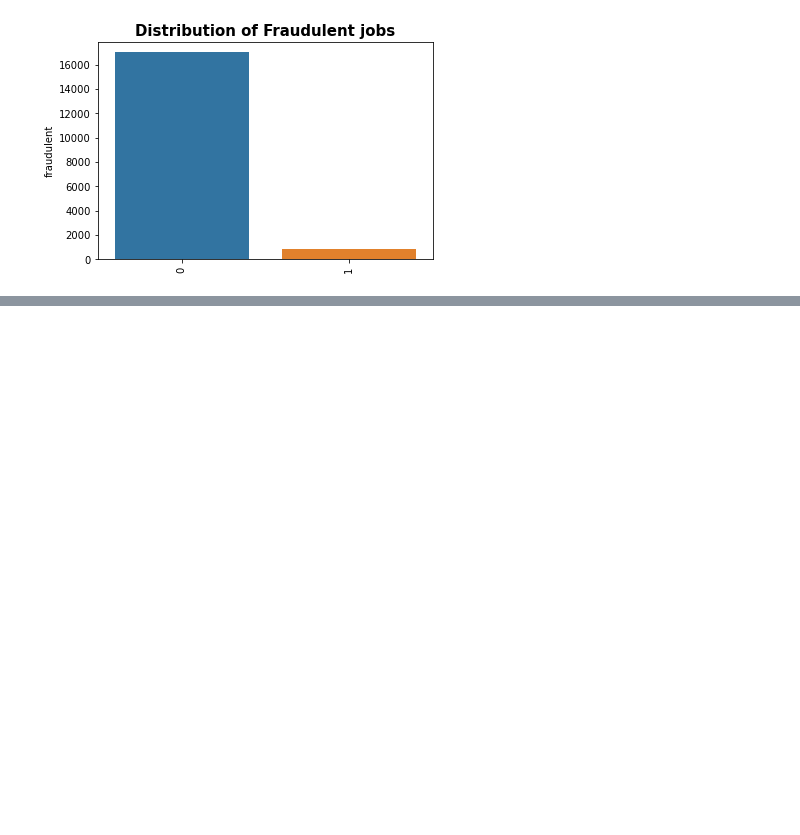
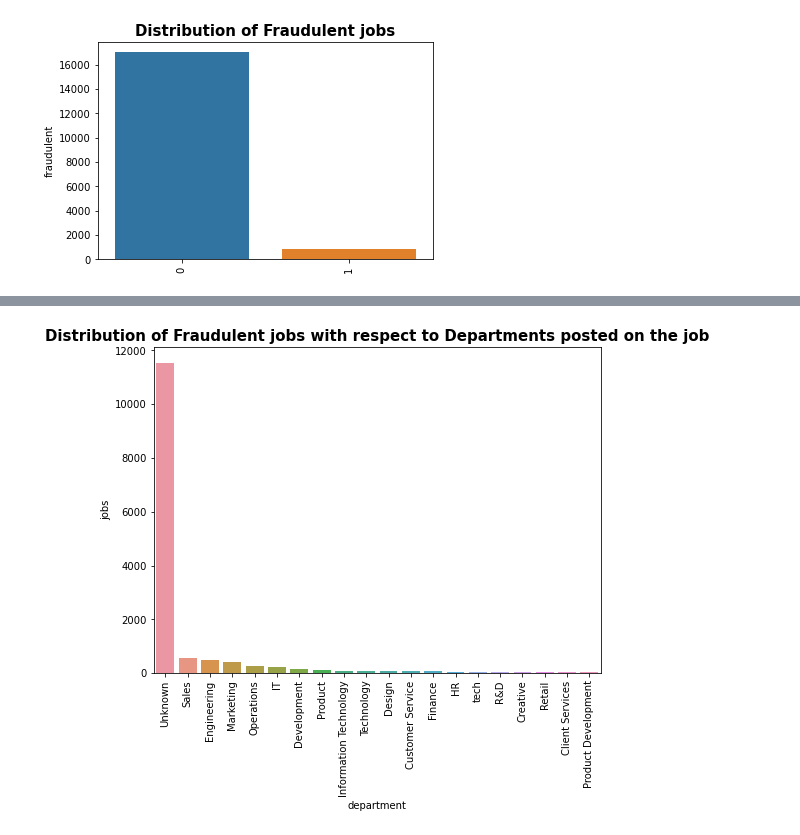
Before and after one commit to Shrestha097/Python_proj_EAS503, a Jupyter notebook: RealVsFakeJobPosting.ipynb, the cells around one changed output, grey strips where cells are left out. Cells and saved outputs as stored; diff of their text form; code cells hidden in the pictures; blank space fills up the shorter version.

```diff
--- a/RealVsFakeJobPosting.ipynb
+++ b/RealVsFakeJobPosting.ipynb
@@ -928,0 +1135,29 @@ plt.show()
+# %%
+sql_statement_eda_dept = """
+select
+CASE d.department
+        WHEN '' THEN 'Unknown'
+        ELSE d.department
+    END department,
+count(p.job_id) as jobs
+from posting p inner join departments d
+on d.DepartmentID = p.DepartmentID
+group by
+CASE d.department
+        WHEN '' THEN 'Unknown'
+        ELSE d.department
+    END
+order by jobs desc
+limit 20
+"""
+
+
+df_dept = pd.read_sql_query(sql_statement_eda_dept,conn1)
+df_dept
+plt.figure(figsize=(8,6))
+chart = sns.barplot(data=df_dept, x=df_dept.department, y=df_dept.jobs)
+chart.set_xticklabels(chart.get_xticklabels(), rotation=90)
+plt.title('Distribution of Fraudulent jobs with respect to Departments posted on the job',size=15, weight='bold')
+plt.show()
+# %% [output]
+[figure, added]
```
Also changed, not shown: parts of 20 cells of this notebook.
